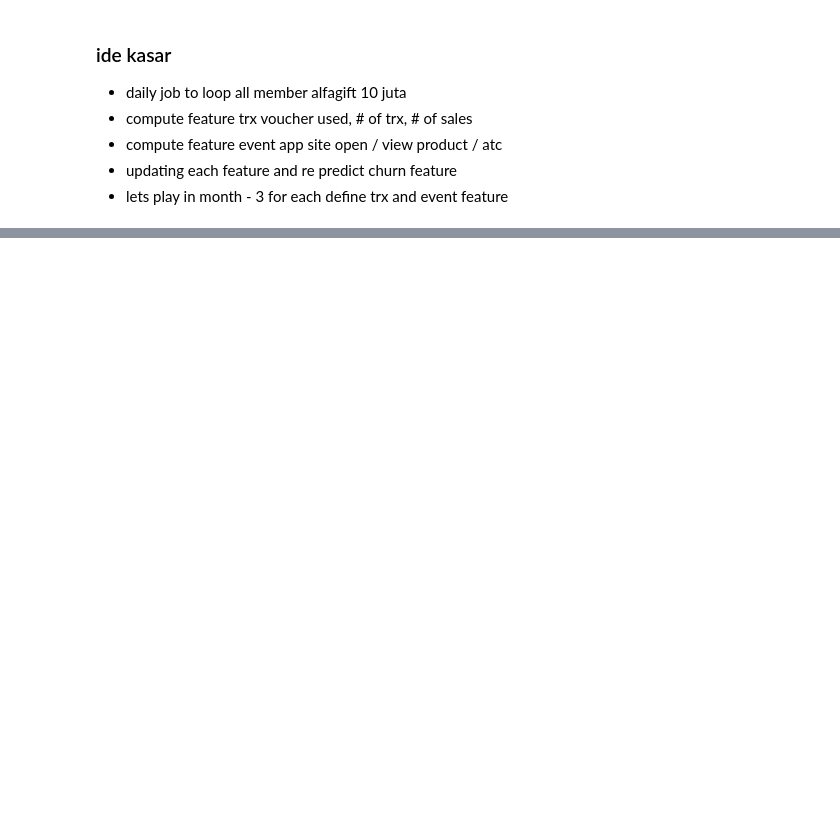
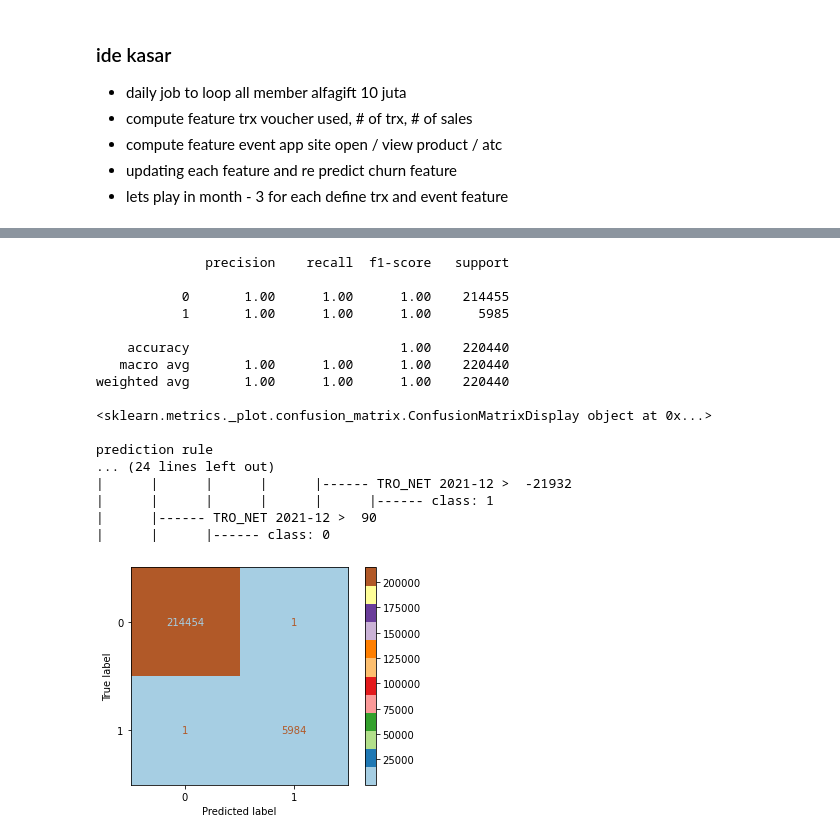
Before and after one commit to trisna26/alfagift_churn, a Jupyter notebook: explore.ipynb, the cells around one changed output, grey strips where cells are left out. Saved outputs shown, nothing was run; the diff lists cells and outputs as text; code cells hidden in the pictures; blank space fills up the shorter version.

```diff
--- a/explore.ipynb
+++ b/explore.ipynb
@@ -190,0 +299,30 @@ df_tto_sel_g_u.head(1000)
+# %%
+clf_ridge = DecisionTreeClassifier()
+clf_ridge.fit(X_train, y_train)
+pred = clf_ridge.predict(X_test)
+
+print(classification_report(y_test, pred))
+print(plot_confusion_matrix(clf_ridge, X_test, y_test, cmap='Paired'))
+print()
+from sklearn.tree import export_text
+r = export_text(clf_ridge, feature_names=list(X_train), decimals=0, spacing=6)
+print("prediction rule \n{}".format(r))
+# %% [output]
+              precision    recall  f1-score   support
+
+           0       1.00      1.00      1.00    214455
+           1       1.00      1.00      1.00      5985
+
+    accuracy                           1.00    220440
+   macro avg       1.00      1.00      1.00    220440
+weighted avg       1.00      1.00      1.00    220440
+
+<sklearn.metrics._plot.confusion_matrix.ConfusionMatrixDisplay object at 0x...>
+
+prediction rule
+... (24 lines left out)
+|      |      |      |      |------ TRO_NET 2021-12 >  -21932
+|      |      |      |      |      |------ class: 1
+|      |------ TRO_NET 2021-12 >  90
+|      |      |------ class: 0
+[figure, added]
```
Also changed, not shown: parts of 24 cells of this notebook.
